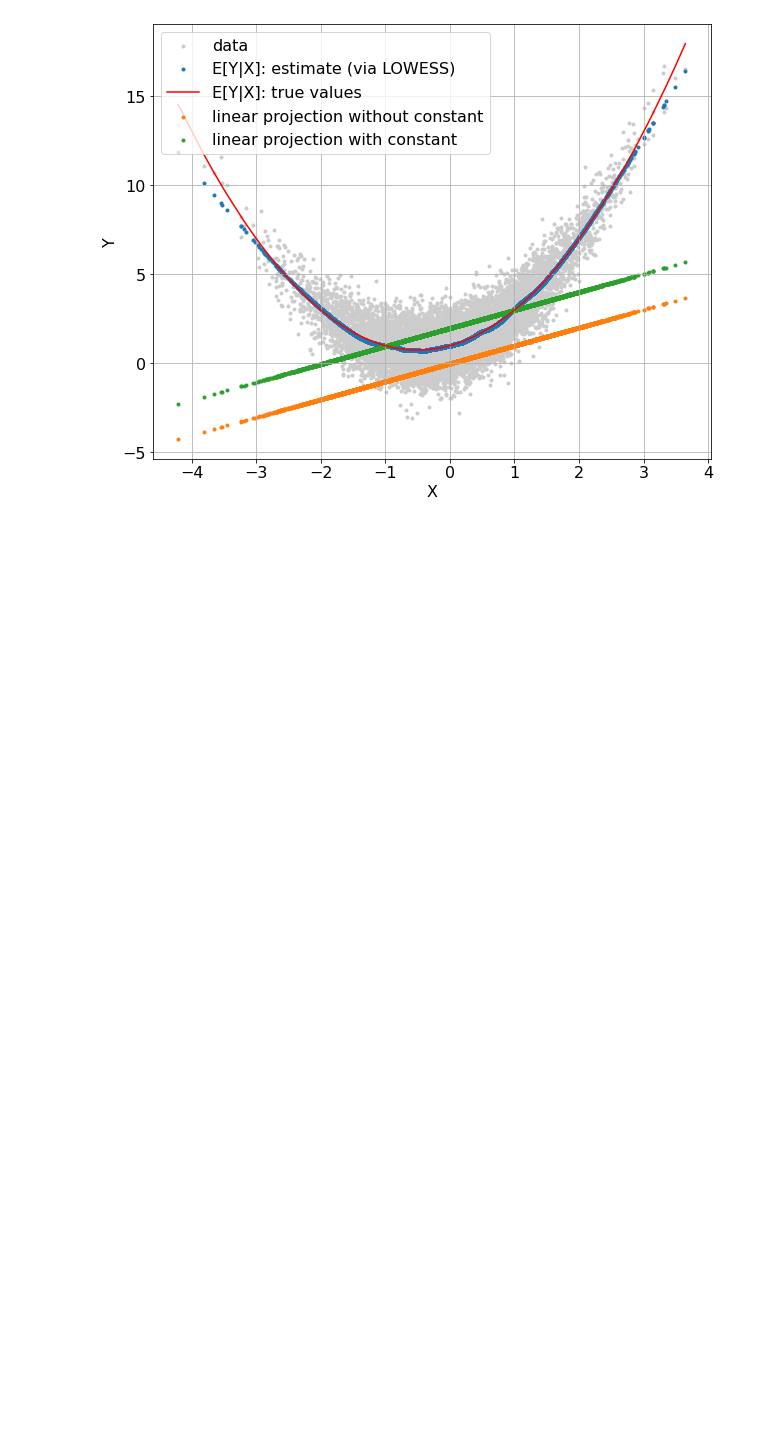
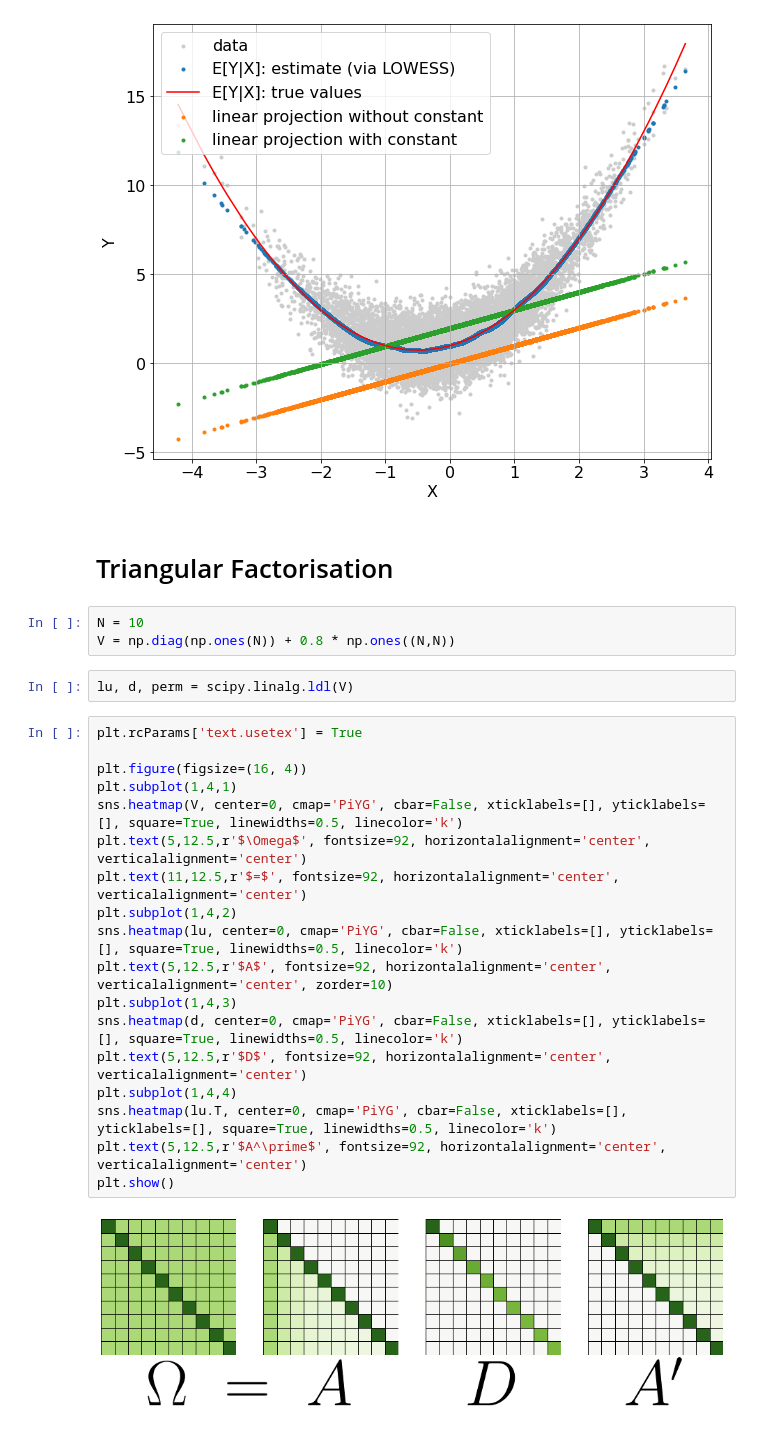
Before and after one commit to xyise/xyise, a Jupyter notebook: notebook/conditional_expectation/nb_conditional_expectation.ipynb, the cells around one changed output. Cells and saved outputs as stored; diff of their text form; blank space fills up the shorter version.

```diff
--- a/notebook/conditional_expectation/nb_conditional_expectation.ipynb
+++ b/notebook/conditional_expectation/nb_conditional_expectation.ipynb
@@ -43,3 +45,30 @@ plt.grid()
 plt.show()
 # %% [output]
 [figure]
+# %% [markdown]
+# Triangular Factorisation
+# %%
+N = 10
+V = np.diag(np.ones(N)) + 0.8 * np.ones((N,N))
+# %%
+lu, d, perm = scipy.linalg.ldl(V)
+# %%
+plt.rcParams['text.usetex'] = True
+
+plt.figure(figsize=(16, 4))
+plt.subplot(1,4,1)
+sns.heatmap(V, center=0, cmap='PiYG', cbar=False, xticklabels=[], yticklabels=[], square=True, linewidths=0.5, linecolor='k')
+plt.text(5,12.5,r'$\Omega$', fontsize=92, horizontalalignment='center', verticalalignment='center')
+plt.text(11,12.5,r'$=$', fontsize=92, horizontalalignment='center', verticalalignment='center')
+plt.subplot(1,4,2)
+sns.heatmap(lu, center=0, cmap='PiYG', cbar=False, xticklabels=[], yticklabels=[], square=True, linewidths=0.5, linecolor='k')
+plt.text(5,12.5,r'$A$', fontsize=92, horizontalalignment='center', verticalalignment='center', zorder=10)
+plt.subplot(1,4,3)
+sns.heatmap(d, center=0, cmap='PiYG', cbar=False, xticklabels=[], yticklabels=[], square=True, linewidths=0.5, linecolor='k')
+plt.text(5,12.5,r'$D$', fontsize=92, horizontalalignment='center', verticalalignment='center')
+plt.subplot(1,4,4)
+sns.heatmap(lu.T, center=0, cmap='PiYG', cbar=False, xticklabels=[], yticklabels=[], square=True, linewidths=0.5, linecolor='k')
+plt.text(5,12.5,r'$A^\prime$', fontsize=92, horizontalalignment='center', verticalalignment='center')
+plt.show()
+# %% [output]
+[figure, added]
```
Also changed, not shown: parts of 4 cells of this notebook, 36 other files.
